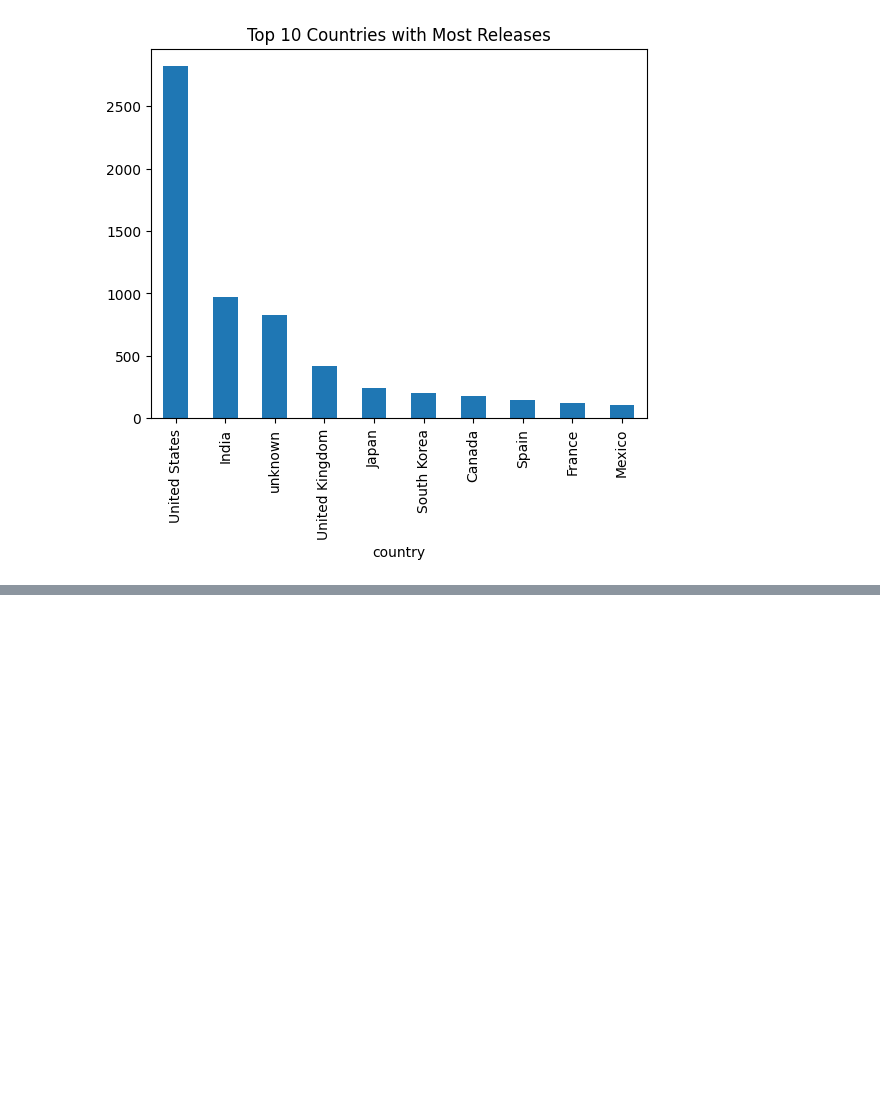
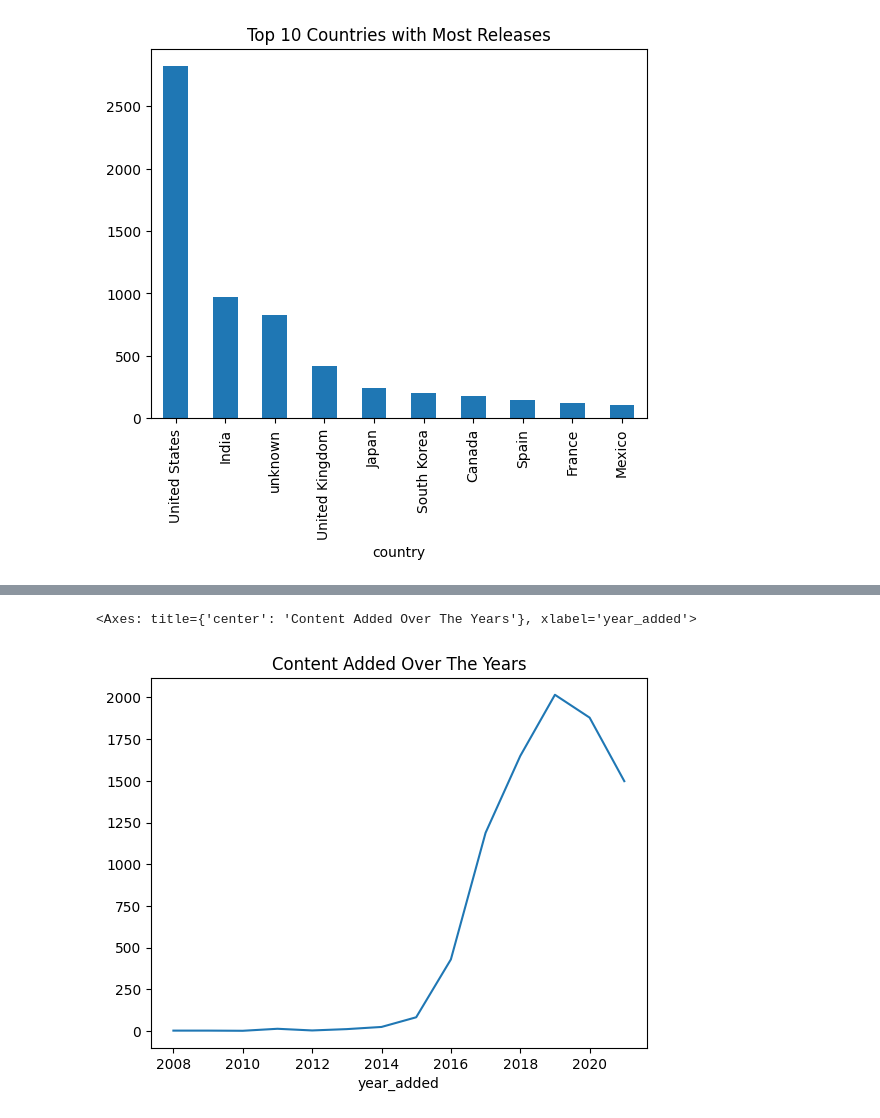
Before and after one commit to harshitrana672/Exploratory_Data_Analysis, a Jupyter notebook: NetflixAnalysis.ipynb, the cells around one changed output, grey strips where cells are left out. Saved outputs shown, nothing was run; the diff lists cells and outputs as text; code cells hidden in the pictures; blank space fills up the shorter version.

```diff
--- a/NetflixAnalysis.ipynb
+++ b/NetflixAnalysis.ipynb
@@ -358,0 +365,6 @@ top_countries.plot(kind='bar',title='Top 10 Countries with Most Releases')
+# %%
+df['year_added']=df['date_added'].dt.year
+df['year_added'].value_counts().sort_index().plot(kind='line',title='Content Added Over The Years')
+# %% [output]
+<Axes: title={'center': 'Content Added Over The Years'}, xlabel='year_added'>
+[figure, added]
```
Also changed, not shown: parts of 9 cells of this notebook.
